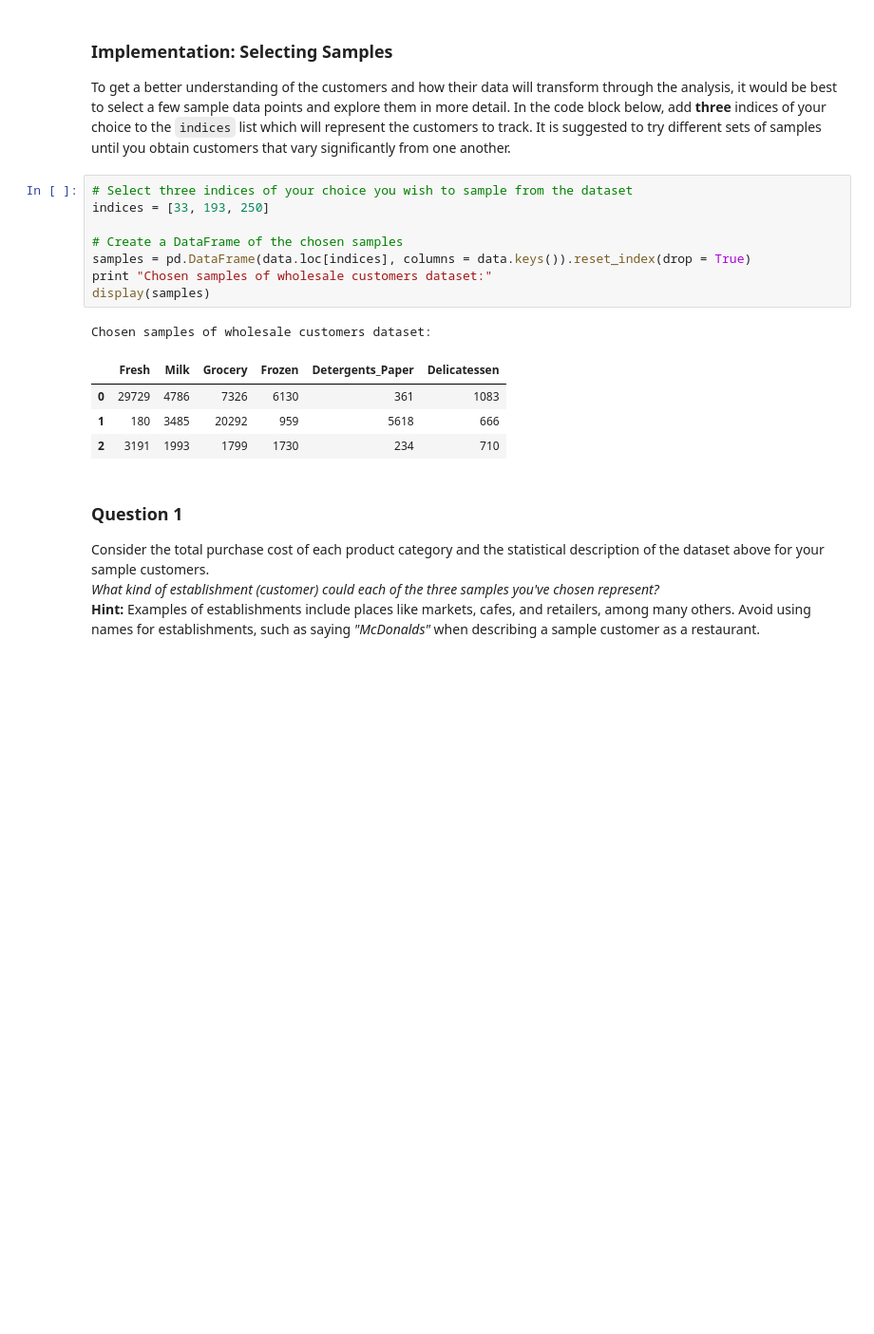
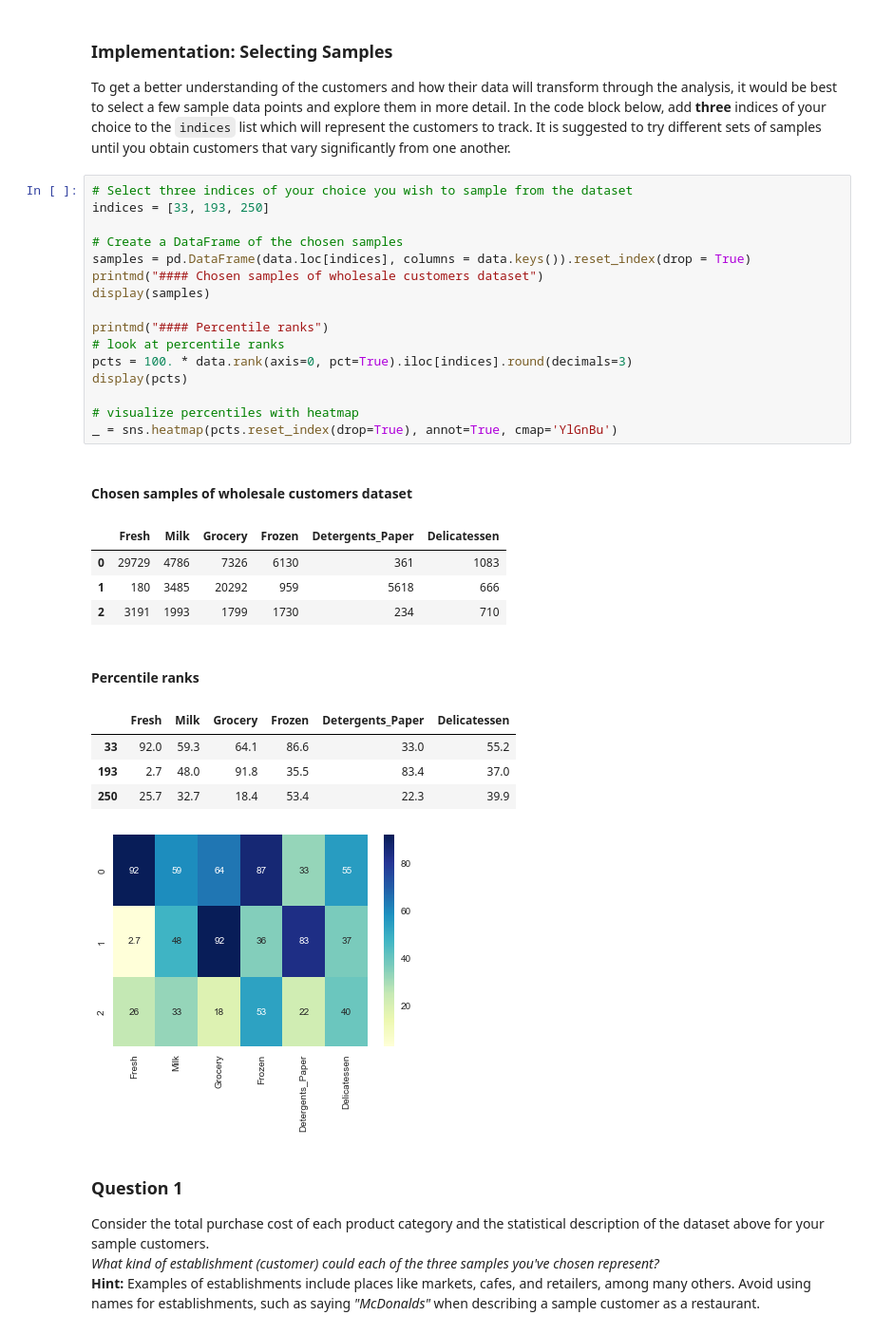
Before and after one commit to edhzsz/MLUND, a Jupyter notebook: projects/creating_customer_segments/customer_segments_work.ipynb, the cells around one changed output. Shown at 95% size. Cells and saved outputs as stored; diff of their text form; blank space fills up the shorter version.

```diff
--- a/projects/creating_customer_segments/customer_segments_work.ipynb
+++ b/projects/creating_customer_segments/customer_segments_work.ipynb
@@ -63,17 +65,31 @@ To get a better understanding of the customers and how their data will transform
 # %%
 # Select three indices of your choice you wish to sample from the dataset
 indices = [33, 193, 250]
 
 # Create a DataFrame of the chosen samples
 samples = pd.DataFrame(data.loc[indices], columns = data.keys()).reset_index(drop = True)
-print "Chosen samples of wholesale customers dataset:"
+printmd("#### Chosen samples of wholesale customers dataset")
 display(samples)
+
+printmd("#### Percentile ranks")
+# look at percentile ranks
+pcts = 100. * data.rank(axis=0, pct=True).iloc[indices].round(decimals=3)
+display(pcts)
+
+# visualize percentiles with heatmap
+_ = sns.heatmap(pcts.reset_index(drop=True), annot=True, cmap='YlGnBu')
 # %% [output]
-Chosen samples of wholesale customers dataset:
+#### Chosen samples of wholesale customers dataset
 |  | Fresh | Milk | Grocery | Frozen | Detergents_Paper | Delicatessen |
 | 0 | 29729 | 4786 | 7326 | 6130 | 361 | 1083 |
 | 1 | 180 | 3485 | 20292 | 959 | 5618 | 666 |
 | 2 | 3191 | 1993 | 1799 | 1730 | 234 | 710 |
+#### Percentile ranks
+|  | Fresh | Milk | Grocery | Frozen | Detergents_Paper | Delicatessen |
+| 33 | 92.0 | 59.3 | 64.1 | 86.6 | 33.0 | 55.2 |
+| 193 | 2.7 | 48.0 | 91.8 | 35.5 | 83.4 | 37.0 |
+| 250 | 25.7 | 32.7 | 18.4 | 53.4 | 22.3 | 39.9 |
+[figure, added]
 # %% [markdown]
 ### Question 1
 Consider the total purchase cost of each product category and the statistical description of the dataset above for your sample customers.
```
Also changed, not shown: parts of 12 cells of this notebook.
